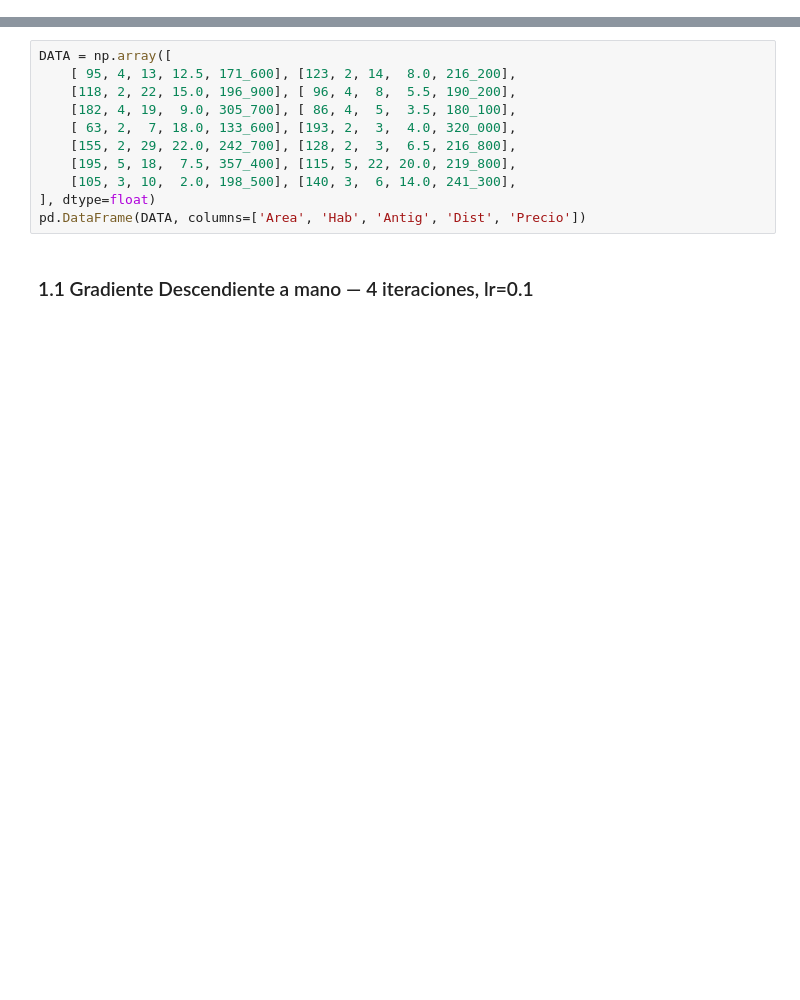
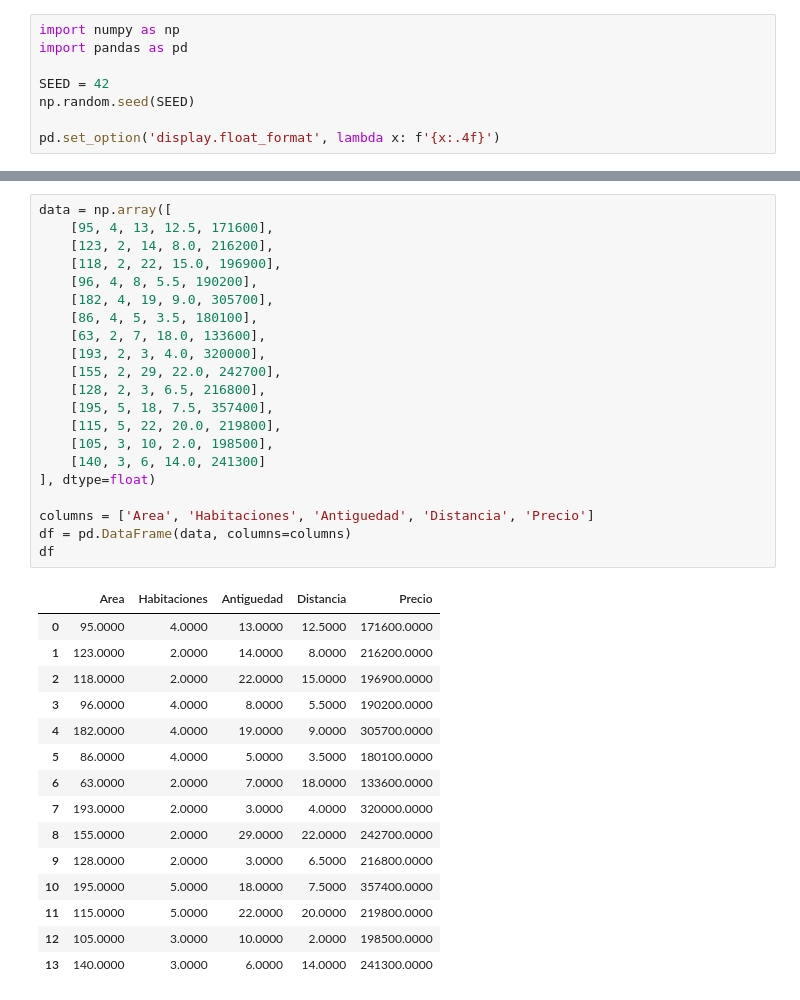
Before and after one commit to joelm2405/ml-telco-churn-grupo10, a Jupyter notebook: notebooks/Proyecto_ML_ActividadA.ipynb, the cells around one changed output, grey strips where cells are left out. Saved outputs shown, nothing was run; the diff lists cells and outputs as text; blank space fills up the shorter version.

```diff
--- a/notebooks/Proyecto_ML_ActividadA.ipynb
+++ b/notebooks/Proyecto_ML_ActividadA.ipynb
@@ -4,0 +9,8 @@ Dataset: 14 propiedades, 4 features (Área, Habitaciones, Antigüedad, Distancia
+# %%
+import numpy as np
+import pandas as pd
+
+SEED = 42
+np.random.seed(SEED)
+
+pd.set_option('display.float_format', lambda x: f'{x:.4f}')
@@ -5,13 +27,37 @@ Dataset: 14 propiedades, 4 features (Área, Habitaciones, Antigüedad, Distancia
 # %%
-DATA = np.array([
-    [ 95, 4, 13, 12.5, 171_600], [123, 2, 14,  8.0, 216_200],
-    [118, 2, 22, 15.0, 196_900], [ 96, 4,  8,  5.5, 190_200],
-    [182, 4, 19,  9.0, 305_700], [ 86, 4,  5,  3.5, 180_100],
-    [ 63, 2,  7, 18.0, 133_600], [193, 2,  3,  4.0, 320_000],
-    [155, 2, 29, 22.0, 242_700], [128, 2,  3,  6.5, 216_800],
-    [195, 5, 18,  7.5, 357_400], [115, 5, 22, 20.0, 219_800],
-    [105, 3, 10,  2.0, 198_500], [140, 3,  6, 14.0, 241_300],
+data = np.array([
+    [95, 4, 13, 12.5, 171600],
+    [123, 2, 14, 8.0, 216200],
+    [118, 2, 22, 15.0, 196900],
+    [96, 4, 8, 5.5, 190200],
+    [182, 4, 19, 9.0, 305700],
+    [86, 4, 5, 3.5, 180100],
+    [63, 2, 7, 18.0, 133600],
+    [193, 2, 3, 4.0, 320000],
+    [155, 2, 29, 22.0, 242700],
+    [128, 2, 3, 6.5, 216800],
+    [195, 5, 18, 7.5, 357400],
+    [115, 5, 22, 20.0, 219800],
+    [105, 3, 10, 2.0, 198500],
+    [140, 3, 6, 14.0, 241300]
 ], dtype=float)
-pd.DataFrame(DATA, columns=['Area', 'Hab', 'Antig', 'Dist', 'Precio'])
+
+columns = ['Area', 'Habitaciones', 'Antiguedad', 'Distancia', 'Precio']
+df = pd.DataFrame(data, columns=columns)
+df
+# %% [output]
+|  | Area | Habitaciones | Antiguedad | Distancia | Precio |
+| 0 | 95.0000 | 4.0000 | 13.0000 | 12.5000 | 171600.0000 |
+| 1 | 123.0000 | 2.0000 | 14.0000 | 8.0000 | 216200.0000 |
+| 2 | 118.0000 | 2.0000 | 22.0000 | 15.0000 | 196900.0000 |
+| 3 | 96.0000 | 4.0000 | 8.0000 | 5.5000 | 190200.0000 |
+| 4 | 182.0000 | 4.0000 | 19.0000 | 9.0000 | 305700.0000 |
+| 5 | 86.0000 | 4.0000 | 5.0000 | 3.5000 | 180100.0000 |
+| 6 | 63.0000 | 2.0000 | 7.0000 | 18.0000 | 133600.0000 |
+| 7 | 193.0000 | 2.0000 | 3.0000 | 4.0000 | 320000.0000 |
+| 8 | 155.0000 | 2.0000 | 29.0000 | 22.0000 | 242700.0000 |
+| 9 | 128.0000 | 2.0000 | 3.0000 | 6.5000 | 216800.0000 |
+| 10 | 195.0000 | 5.0000 | 18.0000 | 7.5000 | 357400.0000 |
+| 11 | 115.0000 | 5.0000 | 22.0000 | 20.0000 | 219800.0000 |
+| 12 | 105.0000 | 3.0000 | 10.0000 | 2.0000 | 198500.0000 |
+| 13 | 140.0000 | 3.0000 | 6.0000 | 14.0000 | 241300.0000 |
-# %% [markdown]
-### 1.1 Gradiente Descendiente a mano — 4 iteraciones, lr=0.1
```
Also changed, not shown: parts of 33 cells of this notebook.
